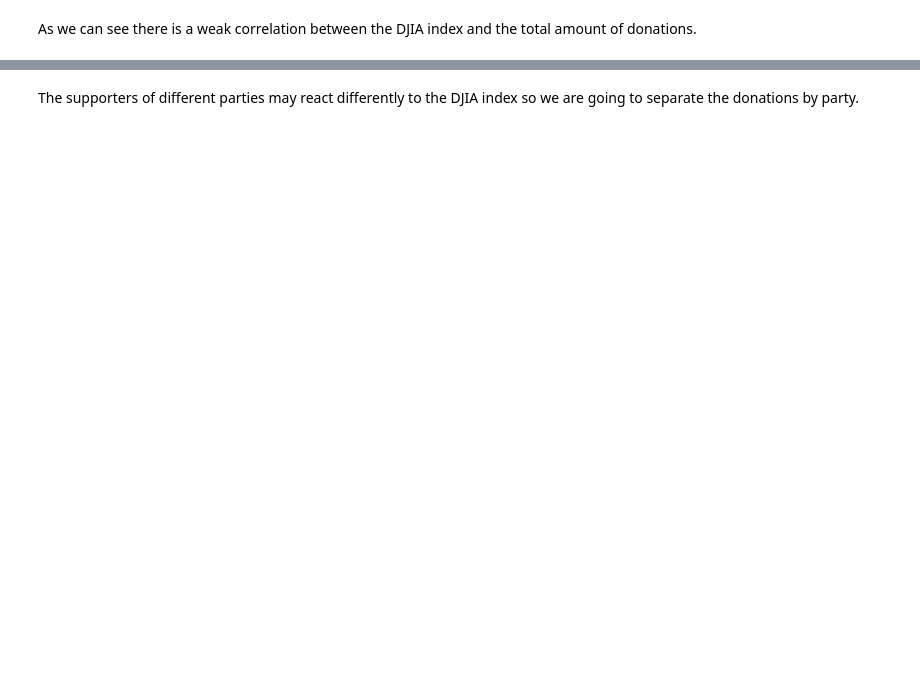
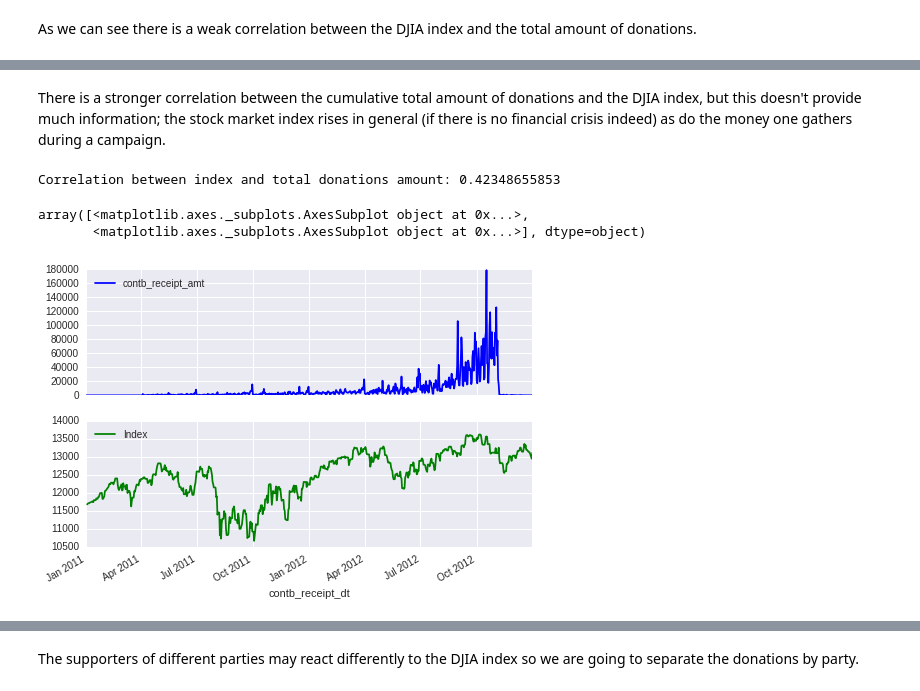
Before and after one commit to BabisK/M36101P-Assignent1, a Jupyter notebook: M36101P-Assignment1.ipynb, the cells around one changed output, grey strips where cells are left out. Saved outputs shown, nothing was run; the diff lists cells and outputs as text; code cells hidden in the pictures; blank space fills up the shorter version.

```diff
--- a/M36101P-Assignment1.ipynb
+++ b/M36101P-Assignment1.ipynb
@@ -302,0 +250,14 @@ As we can see there is a weak correlation between the DJIA index and the total a
+# %% [markdown]
+There is a stronger correlation between the cumulative total amount of donations and the DJIA index, but this doesn't provide much information; the stock market index rises in general (if there is no financial crisis indeed) as do the money one gathers during a campaign.
+# %%
+count_donations_per_day_djia = pandas.merge(left = donations.groupby('contb_receipt_dt').count(), right = djia,
+                                            left_index = True, right_index = True, how = 'left')
+print('Correlation between index and number of donations: '
+      + str(count_donations_per_day_djia['contb_receipt_amt'].corr(count_donations_per_day_djia['Index'])))
+
+count_donations_per_day_djia[['contb_receipt_amt', 'Index']].plot(subplots = True)
+# %% [output]
+Correlation between index and total donations amount: 0.42348655853
+array([<matplotlib.axes._subplots.AxesSubplot object at 0x...>,
+       <matplotlib.axes._subplots.AxesSubplot object at 0x...>], dtype=object)
+[figure, added]
```
Also changed, not shown: parts of 53 cells of this notebook.
